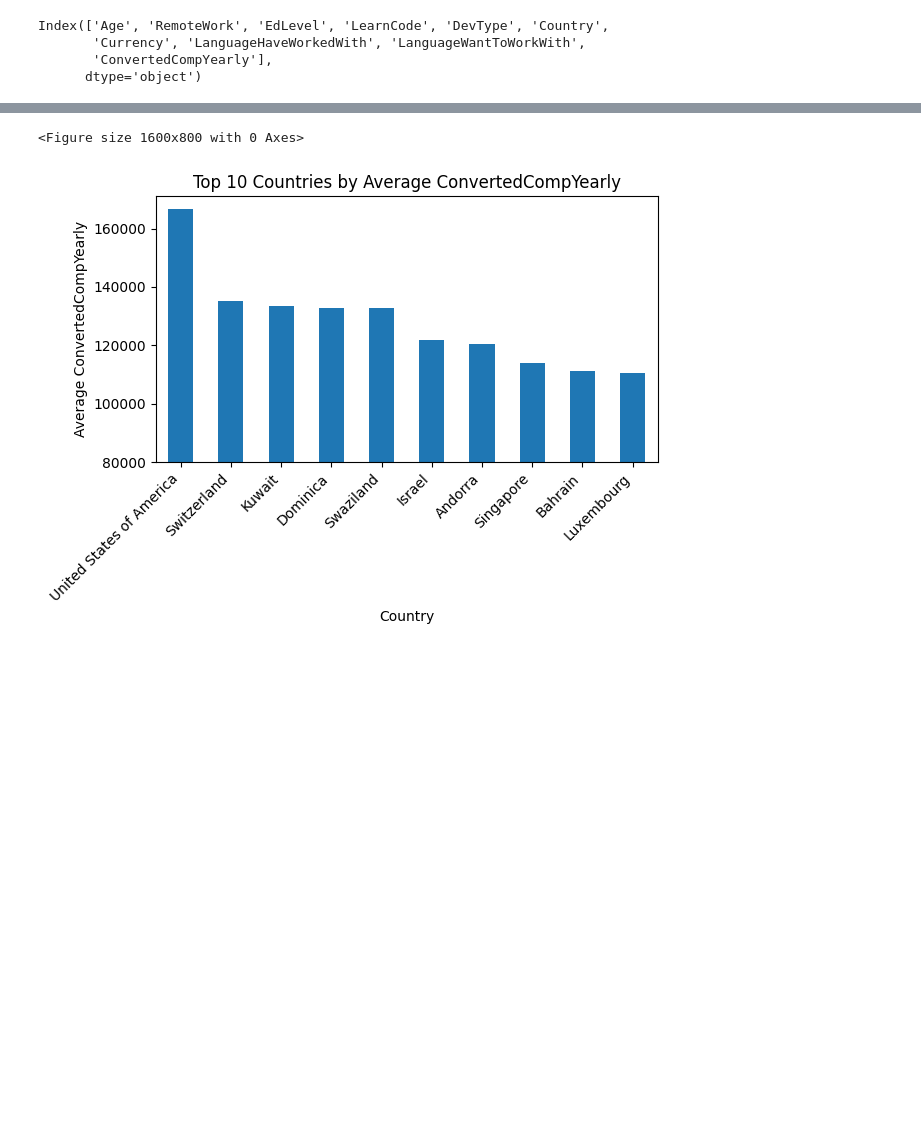
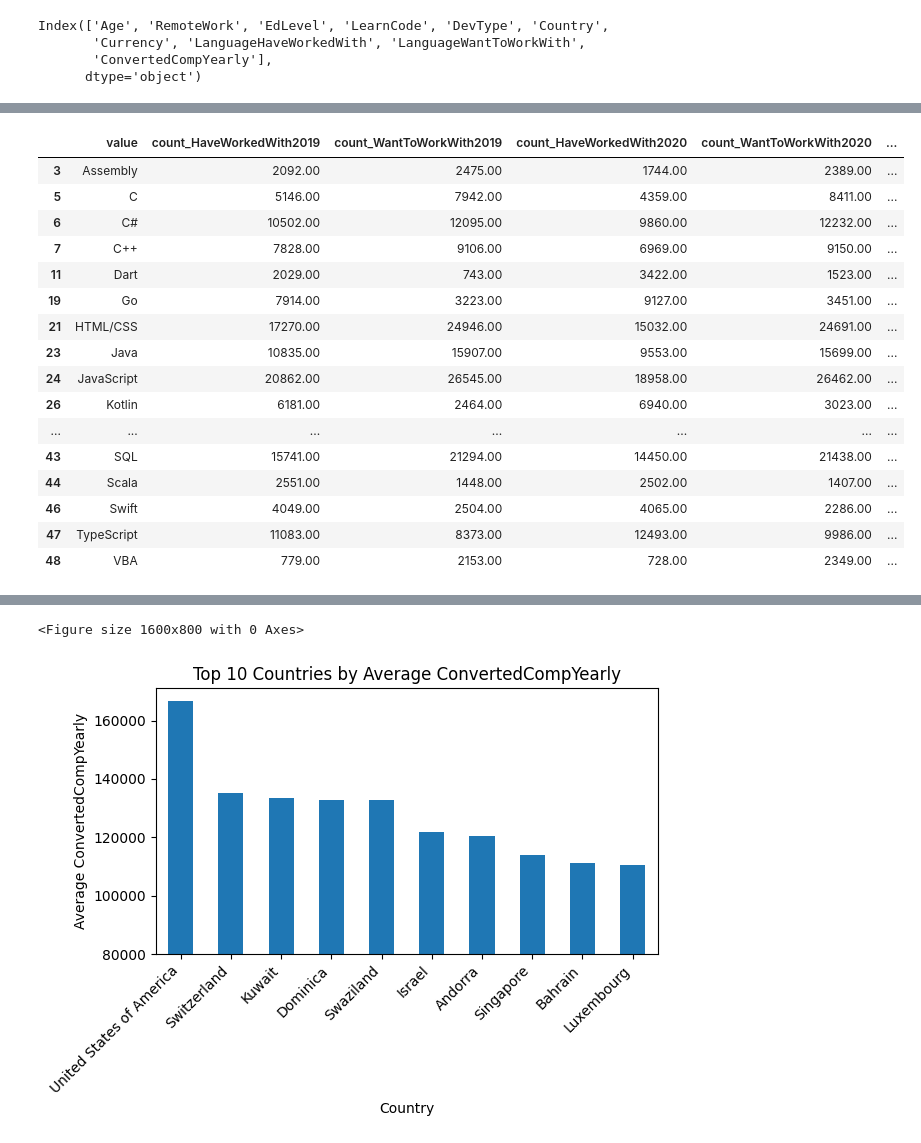
Before and after one commit to lLeonerde/Stackoverflow-survey, a Jupyter notebook: jupyter.ipynb, the cells around one changed output, grey strips where cells are left out. Drawn from its saved outputs; the diff is of its cells as text; code cells hidden in the pictures; blank space fills up the shorter version.

```diff
--- a/jupyter.ipynb
+++ b/jupyter.ipynb
@@ -114,0 +131,52 @@ plt.show()
+# %%
+lang = pd.read_csv('languages.csv')
+lang23 = lang[['LanguageHaveWorkedWith2023','LanguageWantToWorkWith2023']]
+a = lang23['LanguageWantToWorkWith2023'].dropna().str.split(';',expand=True).stack().reset_index(level=1, drop=True).value_counts().reset_index().rename(columns={"index": "value", 0: "LanguageHaveWorkedWith2023"})
+b = lang23['LanguageHaveWorkedWith2023'].dropna().str.split(';',expand=True).stack().reset_index(level=1, drop=True).value_counts().reset_index().rename(columns={"index": "value", 0: "LanguageWantToWorkWith2023"})
+merged_df23 = pd.merge(a, b, on="value", how="outer",suffixes=('_HaveWorkedWith2023', '_WantToWorkWith2023')).dropna()
+
+lang22 = lang[['LanguageHaveWorkedWith2022','LanguageWantToWorkWith2022']]
+a = lang22['LanguageWantToWorkWith2022'].dropna().str.split(';',expand=True).stack().reset_index(level=1, drop=True).value_counts().reset_index().rename(columns={"index": "value", 0: "LanguageHaveWorkedWith2022"})
+b = lang22['LanguageHaveWorkedWith2022'].dropna().str.split(';',expand=True).stack().reset_index(level=1, drop=True).value_counts().reset_index().rename(columns={"index": "value", 0: "LanguageWantToWorkWith2022"})
+merged_df22 = pd.merge(a, b, on="value", how="outer",suffixes=('_HaveWorkedWith2022', '_WantToWorkWith2022')).dropna()
+
+lang21 = lang[['LanguageHaveWorkedWith2021','LanguageWantToWorkWith2021']]
+a = lang21['LanguageWantToWorkWith2021'].dropna().str.split(';',expand=True).stack().reset_index(level=1, drop=True).value_counts().reset_index().rename(columns={"index": "value", 0: "LanguageHaveWorkedWith2021"})
+b = lang21['LanguageHaveWorkedWith2021'].dropna().str.split(';',expand=True).stack().reset_index(level=1, drop=True).value_counts().reset_index().rename(columns={"index": "value", 0: "LanguageWantToWorkWith2021"})
+merged_df21 = pd.merge(a, b, on="value", how="outer",suffixes=('_HaveWorkedWith2021', '_WantToWorkWith2021')).dropna()
+
+
+lang20 = lang[['LanguageHaveWorkedWith2020', 'LanguageWantToWorkWith2020']]
+a = lang20['LanguageWantToWorkWith2020'].dropna().str.split(';', expand=True).stack().reset_index(level=1, drop=True).value_counts().reset_index().rename(columns={"index": "value", 0: "LanguageHaveWorkedWith2020"})
+b = lang20['LanguageHaveWorkedWith2020'].dropna().str.split(';', expand=True).stack().reset_index(level=1, drop=True).value_counts().reset_index().rename(columns={"index": "value", 0: "LanguageWantToWorkWith2020"})
+merged_df20 = pd.merge(a, b, on="value", how="outer", suffixes=('_HaveWorkedWith2020', '_WantToWorkWith2020')).dropna()
+
+
+lang19 = lang[['LanguageHaveWorkedWith2019', 'LanguageWantToWorkWith2019']]
+a = lang19['LanguageWantToWorkWith2019'].dropna().str.split(';', expand=True).stack().reset_index(level=1, drop=True).value_counts().reset_index().rename(columns={"index": "value", 0: "LanguageHaveWorkedWith2019"})
+b = lang19['LanguageHaveWorkedWith2019'].dropna().str.split(';', expand=True).stack().reset_index(level=1, drop=True).value_counts().reset_index().rename(columns={"index": "value", 0: "LanguageWantToWorkWith2019"})
+merged_df19 = pd.merge(a, b, on="value", how="outer", suffixes=('_HaveWorkedWith2019', '_WantToWorkWith2019')).dropna()
+# %%
+merged_df19_20 = pd.merge(merged_df19, merged_df20, on="value", how="outer").dropna()
+merged_df19_20_21 = pd.merge(merged_df19_20, merged_df21, on="value", how="outer").dropna()
+merged_df19_20_21_22 = pd.merge(merged_df19_20_21, merged_df22, on="value", how="outer").dropna()
+merged_all = pd.merge(merged_df19_20_21_22, merged_df23, on="value", how="outer").dropna()
+merged_all
+# %% [output]
+|  | value | count_HaveWorkedWith2019 | count_WantToWorkWith2019 | count_HaveWorkedWith2020 | count_WantToWorkWith2020 | ... |
+| 3 | Assembly | 2092.00 | 2475.00 | 1744.00 | 2389.00 | ... |
+| 5 | C | 5146.00 | 7942.00 | 4359.00 | 8411.00 | ... |
+| 6 | C# | 10502.00 | 12095.00 | 9860.00 | 12232.00 | ... |
+| 7 | C++ | 7828.00 | 9106.00 | 6969.00 | 9150.00 | ... |
+| 11 | Dart | 2029.00 | 743.00 | 3422.00 | 1523.00 | ... |
+| 19 | Go | 7914.00 | 3223.00 | 9127.00 | 3451.00 | ... |
+| 21 | HTML/CSS | 17270.00 | 24946.00 | 15032.00 | 24691.00 | ... |
+| 23 | Java | 10835.00 | 15907.00 | 9553.00 | 15699.00 | ... |
+| 24 | JavaScript | 20862.00 | 26545.00 | 18958.00 | 26462.00 | ... |
+| 26 | Kotlin | 6181.00 | 2464.00 | 6940.00 | 3023.00 | ... |
+| ... | ... | ... | ... | ... | ... | ... |
+| 43 | SQL | 15741.00 | 21294.00 | 14450.00 | 21438.00 | ... |
+| 44 | Scala | 2551.00 | 1448.00 | 2502.00 | 1407.00 | ... |
+| 46 | Swift | 4049.00 | 2504.00 | 4065.00 | 2286.00 | ... |
+| 47 | TypeScript | 11083.00 | 8373.00 | 12493.00 | 9986.00 | ... |
+| 48 | VBA | 779.00 | 2153.00 | 728.00 | 2349.00 | ... |
```
Also changed, not shown: parts of 6 cells of this notebook, 2 other files.
